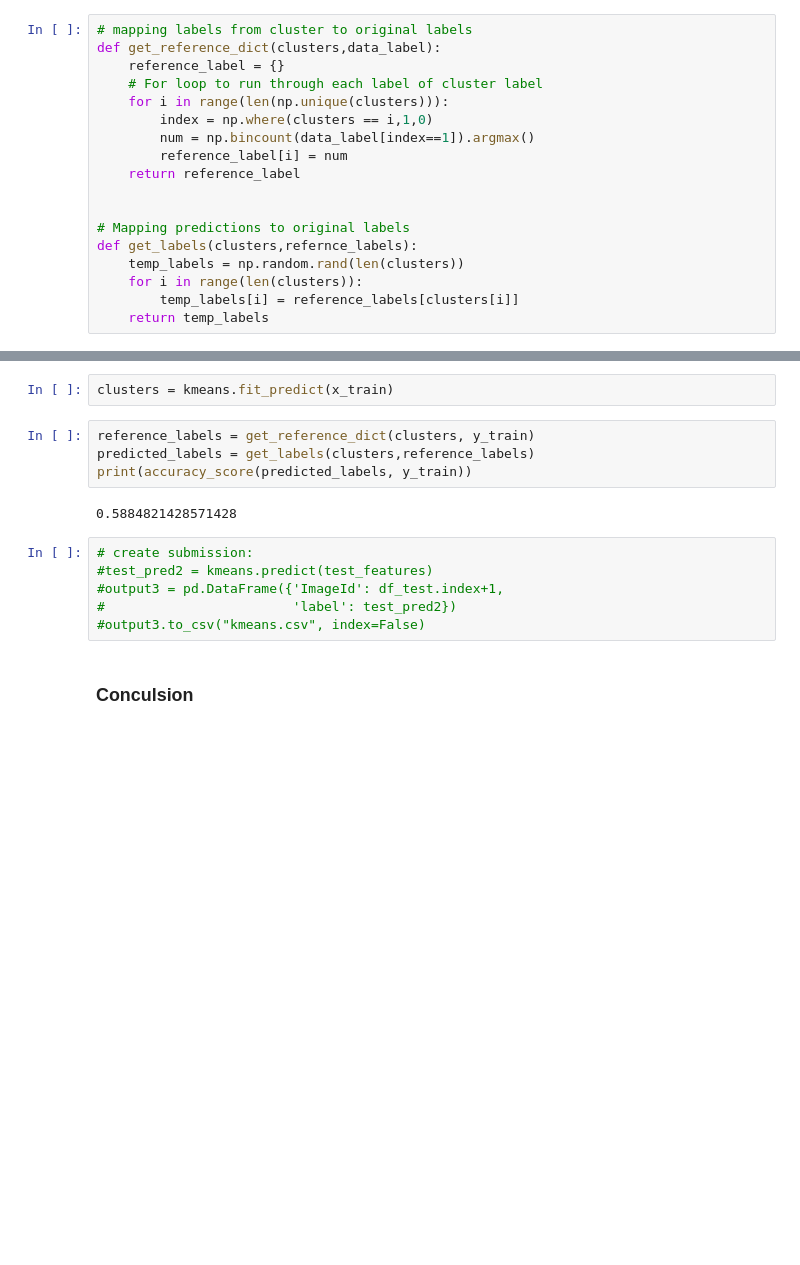
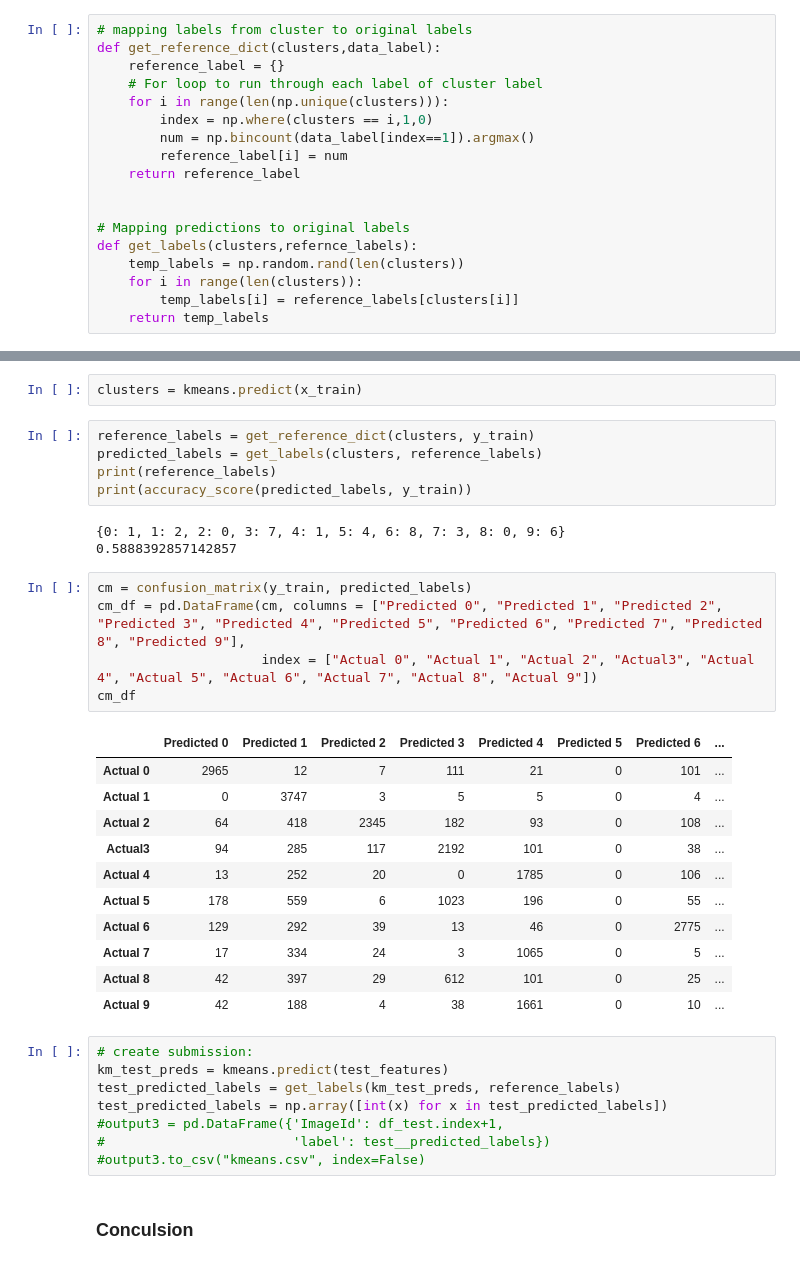
Before and after one commit to erinmcmahon26/MNIST-Digit-Recognizer, a Jupyter notebook: MNIST_Digit_Recognizer.ipynb, the cells around one changed output, grey strips where cells are left out. Cells and saved outputs as stored; diff of their text form; blank space fills up the shorter version.

```diff
--- a/MNIST_Digit_Recognizer.ipynb
+++ b/MNIST_Digit_Recognizer.ipynb
@@ -362,16 +362,37 @@ Elapsed Time:  0.0976 second
 # %%
-clusters = kmeans.fit_predict(x_train)
+clusters = kmeans.predict(x_train)
 # %%
 reference_labels = get_reference_dict(clusters, y_train)
-predicted_labels = get_labels(clusters,reference_labels)
+predicted_labels = get_labels(clusters, reference_labels)
+print(reference_labels)
 print(accuracy_score(predicted_labels, y_train))
 # %% [output]
-0.5884821428571428
+{0: 1, 1: 2, 2: 0, 3: 7, 4: 1, 5: 4, 6: 8, 7: 3, 8: 0, 9: 6}
+0.5888392857142857
+# %%
+cm = confusion_matrix(y_train, predicted_labels)
+cm_df = pd.DataFrame(cm, columns = ["Predicted 0", "Predicted 1", "Predicted 2", "Predicted 3", "Predicted 4", "Predicted 5", "Predicted 6", "Predicted 7", "Predicted 8", "Predicted 9"],
+                     index = ["Actual 0", "Actual 1", "Actual 2", "Actual3", "Actual 4", "Actual 5", "Actual 6", "Actual 7", "Actual 8", "Actual 9"])
+cm_df
+# %% [output]
+|  | Predicted 0 | Predicted 1 | Predicted 2 | Predicted 3 | Predicted 4 | Predicted 5 | Predicted 6 | ... |
+| Actual 0 | 2965 | 12 | 7 | 111 | 21 | 0 | 101 | ... |
+| Actual 1 | 0 | 3747 | 3 | 5 | 5 | 0 | 4 | ... |
+| Actual 2 | 64 | 418 | 2345 | 182 | 93 | 0 | 108 | ... |
+| Actual3 | 94 | 285 | 117 | 2192 | 101 | 0 | 38 | ... |
+| Actual 4 | 13 | 252 | 20 | 0 | 1785 | 0 | 106 | ... |
+| Actual 5 | 178 | 559 | 6 | 1023 | 196 | 0 | 55 | ... |
+| Actual 6 | 129 | 292 | 39 | 13 | 46 | 0 | 2775 | ... |
+| Actual 7 | 17 | 334 | 24 | 3 | 1065 | 0 | 5 | ... |
+| Actual 8 | 42 | 397 | 29 | 612 | 101 | 0 | 25 | ... |
+| Actual 9 | 42 | 188 | 4 | 38 | 1661 | 0 | 10 | ... |
 # %%
 # create submission:
-#test_pred2 = kmeans.predict(test_features)
+km_test_preds = kmeans.predict(test_features)
+test_predicted_labels = get_labels(km_test_preds, reference_labels)
+test_predicted_labels = np.array([int(x) for x in test_predicted_labels])
 #output3 = pd.DataFrame({'ImageId': df_test.index+1,
-#                        'label': test_pred2})
+#                        'label': test__predicted_labels})
 #output3.to_csv("kmeans.csv", index=False)
 # %% [markdown]
 ### Conculsion
```
Also changed, not shown: parts of 5 cells of this notebook.
